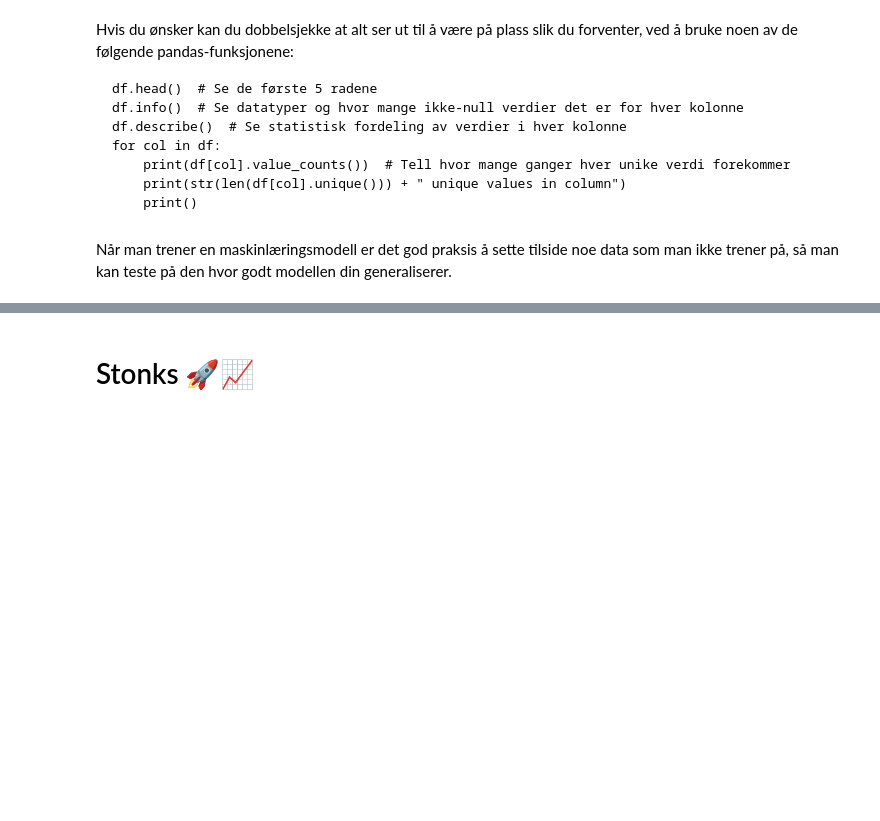
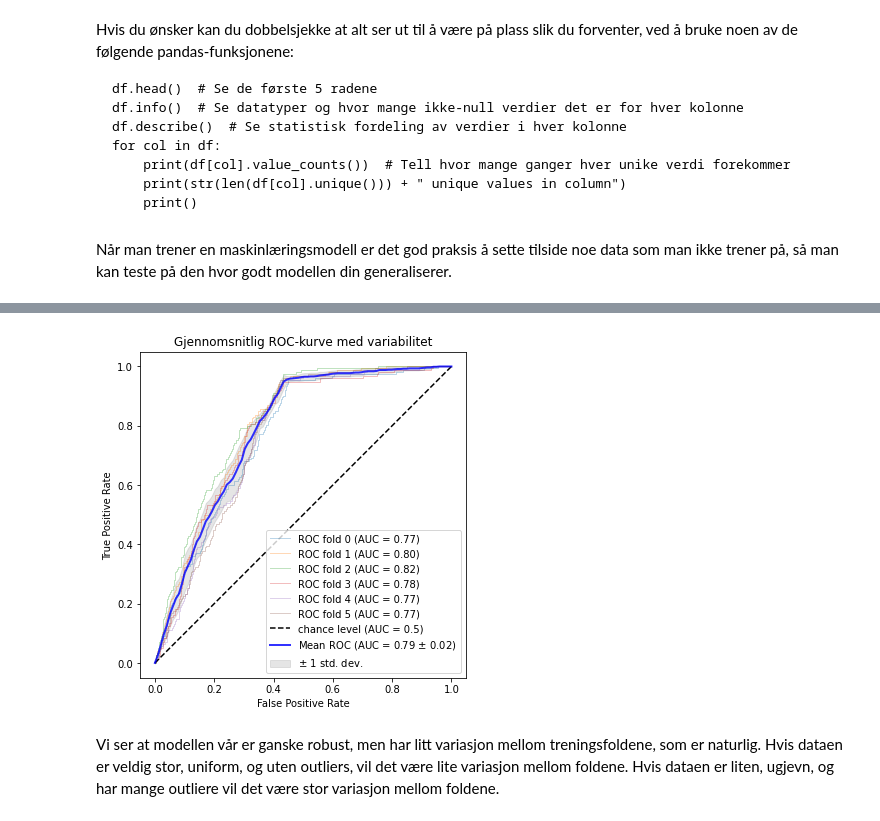
Before and after one commit to odaon/muffins-ai-motor, a Jupyter notebook: maskinlæring.ipynb, the cells around one changed output, grey strips where cells are left out. Cells and saved outputs as stored; diff of their text form; code cells hidden in the pictures; blank space fills up the shorter version.

```diff
--- a/maskinlæring.ipynb
+++ b/maskinlæring.ipynb
@@ -214,2 +274,6 @@ plt.show()
+# %%
+cv_roc_curve(logistic_regressor, X, y)
+# %% [output]
+[figure, added]
 # %% [markdown]
-# Stonks 🚀📈
+Vi ser at modellen vår er ganske robust, men har litt variasjon mellom treningsfoldene, som er naturlig. Hvis dataen er veldig stor, uniform, og uten outliers, vil det være lite variasjon mellom foldene. Hvis dataen er liten, ugjevn, og har mange outliere vil det være stor variasjon mellom foldene.
```
Also changed, not shown: parts of 26 cells of this notebook.
